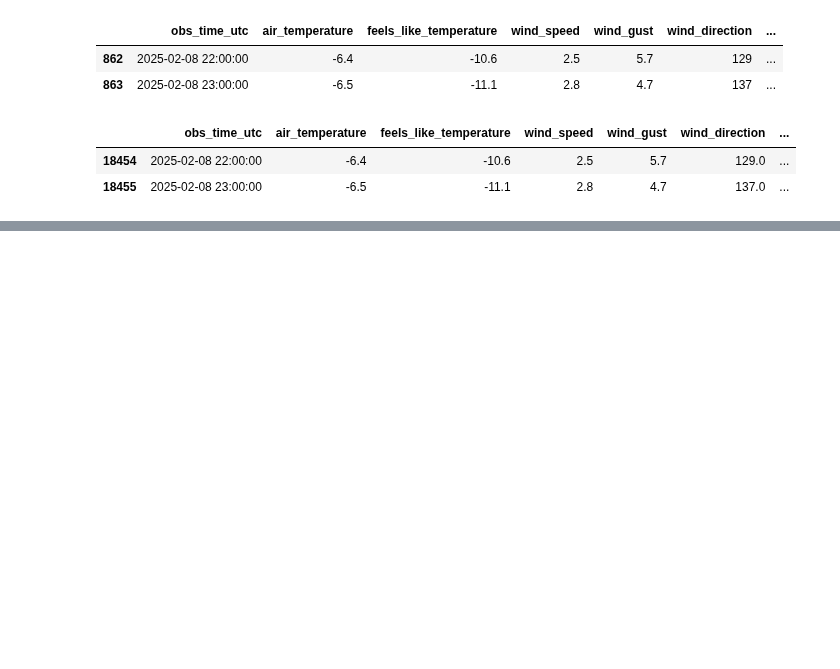
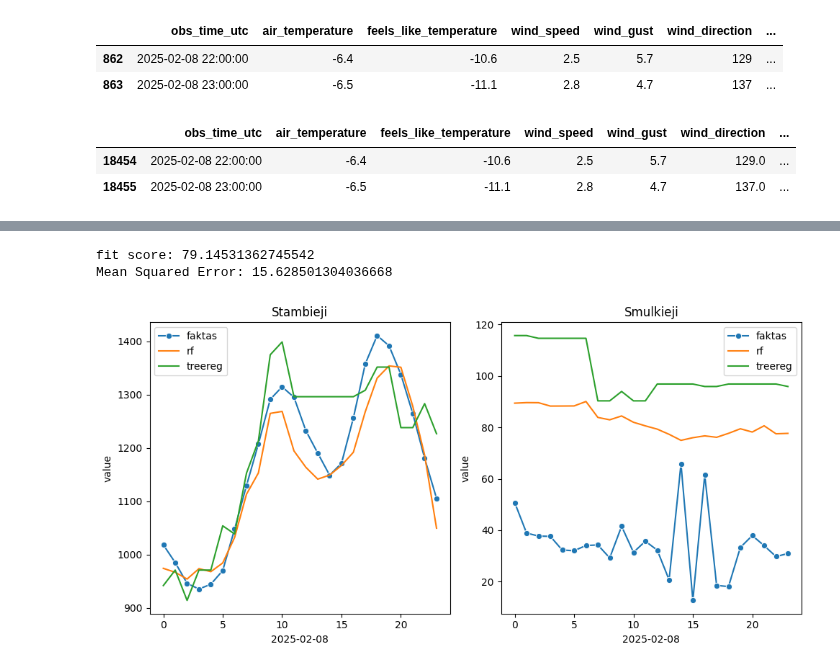
Before and after one commit to ISeeBugsEverywhere/DataScienceNotebooks, a Jupyter notebook: Studentai/Lukas/2025-02-10Paskaita.ipynb, the cells around one changed output, grey strips where cells are left out. Drawn from its saved outputs; the diff is of its cells as text; code cells hidden in the pictures; blank space fills up the shorter version.

```diff
--- a/Studentai/Lukas/2025-02-10Paskaita.ipynb
+++ b/Studentai/Lukas/2025-02-10Paskaita.ipynb
@@ -325,0 +356,7 @@ data['condition_code'] = l
+# %%
+df_train_sm = data_sm.iloc[:-24]
+# df_train_sm.tail(3)
+df_test_sm = data_sm.iloc[-24:]
+# df_test_sm.tail()
+df_train_st = data_st.iloc[:-24]
+df_test_st = data_st.iloc[-24:]
@@ -325,0 +458,18 @@ data['condition_code'] = l
+# %%
+# stambiems
+# tree
+X = df_train_st.drop(columns=['id', 'value', 'ltu', 'utc'])
+y = df_train_st['value'].values      # target
+X_train, X_test, y_train, y_test = train_test_split(X, y, test_size=0.2, random_state=42)
+
+regressor = DecisionTreeRegressor(random_state=23)
+regressor.fit(X_train, y_train)
+y_pred = regressor.predict(X_test)
+tree_reg_score = forest.score(X_test, y_test) *100.0
+print(f'fit score: {tree_reg_score}')
+
+mse = np.sqrt(mean_squared_error(y_test, y_pred))
+print(f"Mean Squared Error: {mse}")
+# %% [output]
+fit score: 79.14531362745542
+Mean Squared Error: 15.628501304036668
@@ -325,0 +491,38 @@ data['condition_code'] = l
+# %%
+# st
+X = df_train_st.drop(columns=['id', 'value', 'ltu', 'utc'])
+y = df_train_st['value'].values      # target
+X_train, X_test, y_train, y_test = train_test_split(X, y, test_size=0.2, random_state=42)
+
+rf = RandomForestRegressor()
+rf.fit(X_train, y_train)
+# Make predictions
+y_pred_forest_st = rf.predict(df_test_sm.drop(columns=['id', 'value', 'ltu', 'utc']))
+
+# treereg
+regressor = DecisionTreeRegressor(random_state=23)
+regressor.fit(X_train, y_train)
+y_pred_treereg_st = regressor.predict(df_test_sm.drop(columns=['id', 'value', 'ltu', 'utc']))
+# %%
+df_test_sm['rf'] = y_pred_forest_sm
+df_test_sm['treereg'] = y_pred_treereg_sm
+df_test_st['rf'] = y_pred_forest_st
+df_test_st['treereg'] = y_pred_treereg_st
+# %%
+fig, (ax1, ax2) = plt.subplots(1,2, figsize=(10, 5))
+sns.lineplot(data=df_test_sm, x='hour', y='value', label='faktas', marker='o', ax=ax1)
+sns.lineplot(data=df_test_sm, x='hour', y='rf', label='rf', ax=ax1)
+sns.lineplot(data=df_test_sm, x='hour', y='treereg', label='treereg', ax=ax1)
+
+sns.lineplot(data=df_test_st, x='hour', y='value', label='faktas', marker='o', ax=ax2)
+sns.lineplot(data=df_test_st, x='hour', y='rf', label='rf', ax=ax2)
+sns.lineplot(data=df_test_st, x='hour', y='treereg', label='treereg', ax=ax2)
+ax1.set_title('Stambieji')
+ax2.set_title('Smulkieji')
+ax1.set_xlabel('2025-02-08')
+ax2.set_xlabel('2025-02-08')
+plt.legend()
+plt.tight_layout()
+plt.show()
+# %% [output]
+[figure, added]
```
Also changed, not shown: parts of 27 cells of this notebook.
